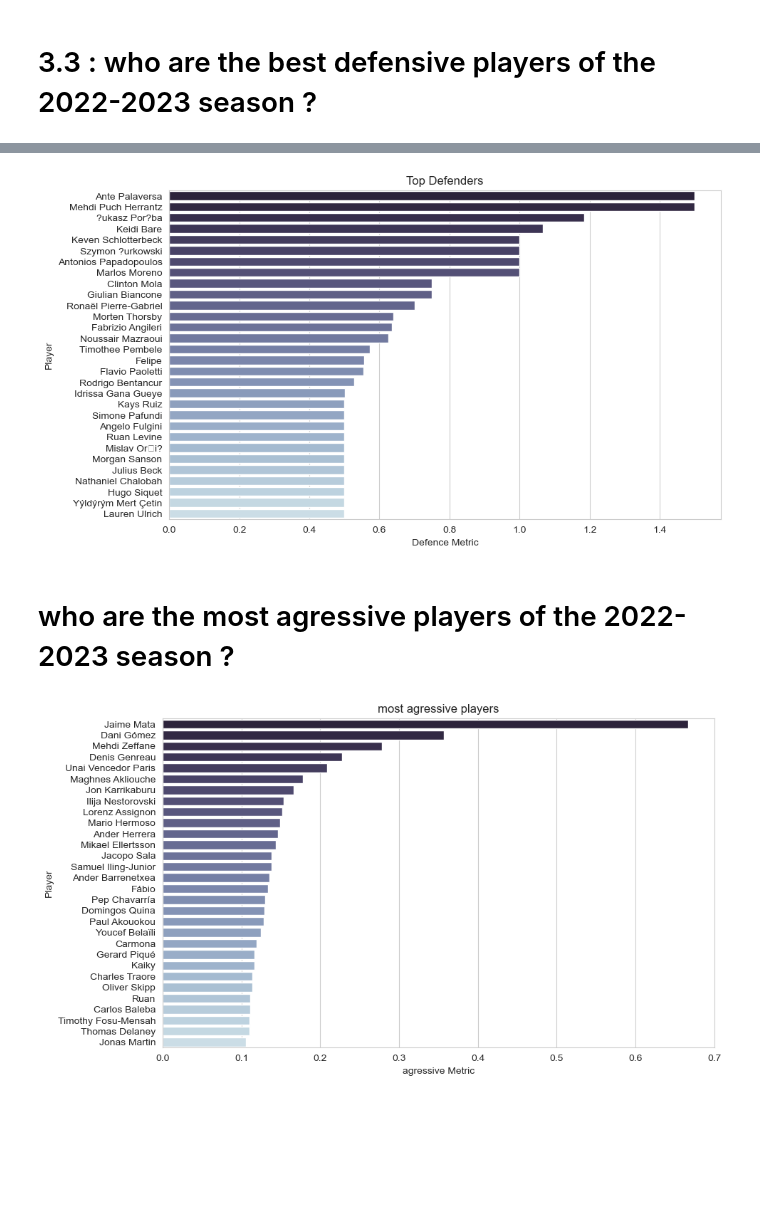
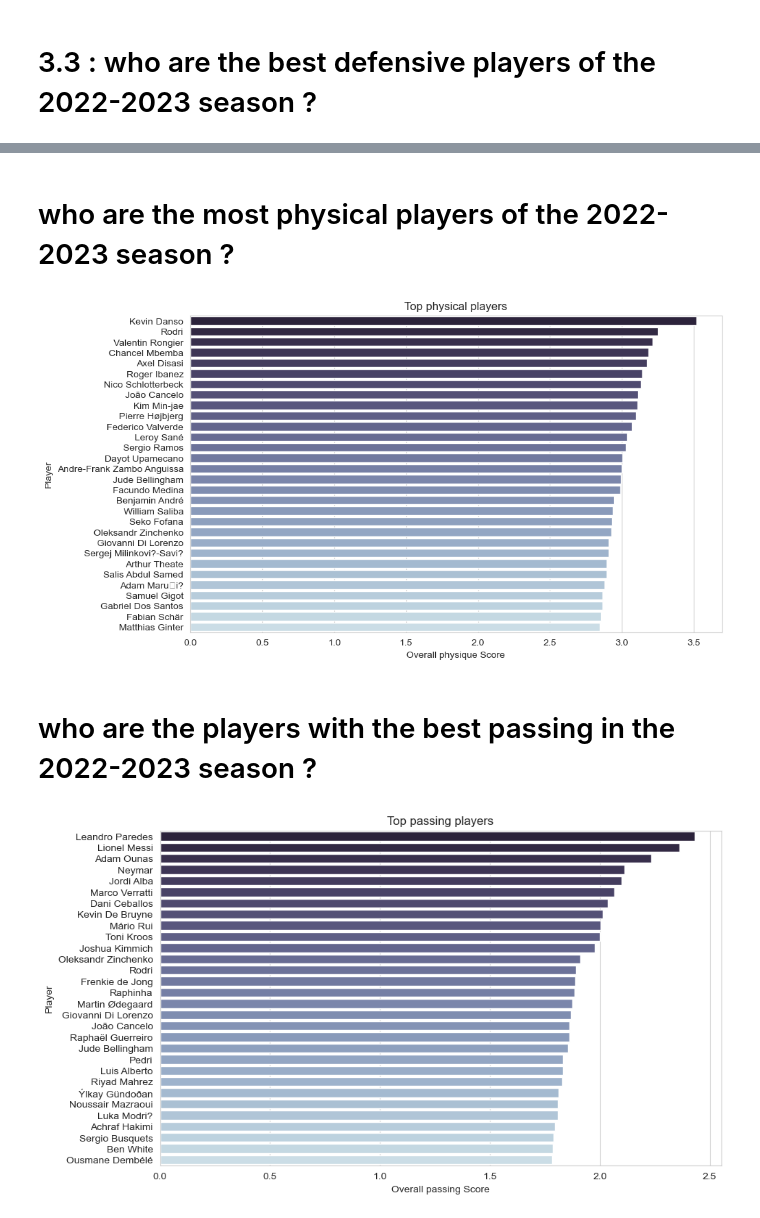
Before and after one commit to com-480-data-visualization/com-480-project-DonPollo, a Jupyter notebook: milestone1.ipynb, the cells around one changed output, grey strips where cells are left out. Cells and saved outputs as stored; diff of their text form; code cells hidden in the pictures; blank space fills up the shorter version.

```diff
--- a/milestone1.ipynb
+++ b/milestone1.ipynb
@@ -332,45 +718,44 @@ plt.show()
+# %% [markdown]
+# who are the most physical players of the 2022-2023 season ?
 # %%
-from sklearn.preprocessing import MinMaxScaler
+playerRadarDf['physical_metric'] = playerRadarDf.apply(
+    lambda row: (row['TklWon'] + row['AerWon%'] + row['CarTotDist'] + row['Min'] )*((2-row['TeamRank'])) ,
+    axis=1
+)
 
-scaler = MinMaxScaler()
-filtered_players_df = playerStatsDf[playerStatsDf['Pos'].isin(['MFDF', 'DF', 'MF'])]
-columns_to_scale = ['GcaDef', 'TklWon', 'Int']
-normalized_defending_player_stats = scaler.fit_transform(filtered_players_df[columns_to_scale])
-normalized_defending_player_stats = pd.DataFrame(normalized_defending_player_stats, columns=columns_to_scale)
-normalized_defending_player_stats['Player'] = filtered_players_df['Player'].values
+top_physical_df  = playerRadarDf[playerRadarDf['Pos'].isin(['MFFW', 'DF', 'MF', 'FWMF', 'FW', 'DFFW', 'MFDF', 'DFMF','FWDF'])]
 
-normalized_defending_player_stats['defence_metric'] = normalized_defending_player_stats.apply(
-    lambda row: (row['GcaDef'] + row['TklWon'] + row["Int"]), axis=1)
-
-normalized_defending_player_stats = normalized_defending_player_stats.sort_values(
-    by='defence_metric', ascending=False).head(30)
+top_physical_df = top_physical_df.sort_values(by='physical_metric', ascending=False)
 
 colors = sns.color_palette("ch:s=.25,rot=-.25", n_colors=30)[::-1]
 plt.figure(figsize=(10, 6))
-sns.barplot(data=normalized_defending_player_stats, x='defence_metric', y='Player', palette=colors)
-
-plt.title('Top Defenders')
-plt.xlabel('Defence Metric')
+sns.barplot(data=top_physical_df.head(30), x='physical_metric', y='Player', palette=colors)
+plt.title('Top physical players')
+plt.xlabel('Overall physique Score')
 plt.ylabel('Player')
 plt.grid(True, axis='x')
 plt.show()
 # %% [output]
-[figure, old version]
+[figure, new version]
 # %% [markdown]
-# who are the most agressive players of the 2022-2023 season ?
+# who are the players with the best passing in the 2022-2023 season ?
 # %%
-playerStatsDf['agressive_metric'] = playerStatsDf.apply(lambda row: ((row['CrdY'] + row['CrdR'])/ row['MP']) if row['MP'] > 5 else 0, axis=1)
-mostAgressivePlayers = playerStatsDf.sort_values(
-    by='agressive_metric', ascending=False).head(30)
+playerRadarDf['passing_metric'] = playerRadarDf.apply(
+    lambda row: (2* row['Assists'] + row['PasTotCmp%'] + row['PPA'] + row['GCA'] + row['PasProg'] )*((1.5-row['TeamRank'])) ,
+    axis=1
+)
+
+top_passing_df  = playerRadarDf[playerRadarDf['Pos'].isin(['MFFW', 'DF', 'MF', 'FWMF', 'FW', 'DFFW', 'MFDF', 'DFMF','FWDF'])]
+
+top_passing_df = top_passing_df.sort_values(by='passing_metric', ascending=False)
 
 colors = sns.color_palette("ch:s=.25,rot=-.25", n_colors=30)[::-1]
 plt.figure(figsize=(10, 6))
-sns.barplot(data=mostAgressivePlayers, x='agressive_metric', y='Player', palette=colors)
-
-plt.title('most agressive players')
-plt.xlabel('agressive Metric')
+sns.barplot(data=top_passing_df.head(30), x='passing_metric', y='Player', palette=colors)
+plt.title('Top passing players')
+plt.xlabel('Overall passing Score')
 plt.ylabel('Player')
 plt.grid(True, axis='x')
 plt.show()
 # %% [output]
-[figure, old version]
+[figure, new version]
```
Also changed, not shown: parts of 33 cells of this notebook, 4 other files.
